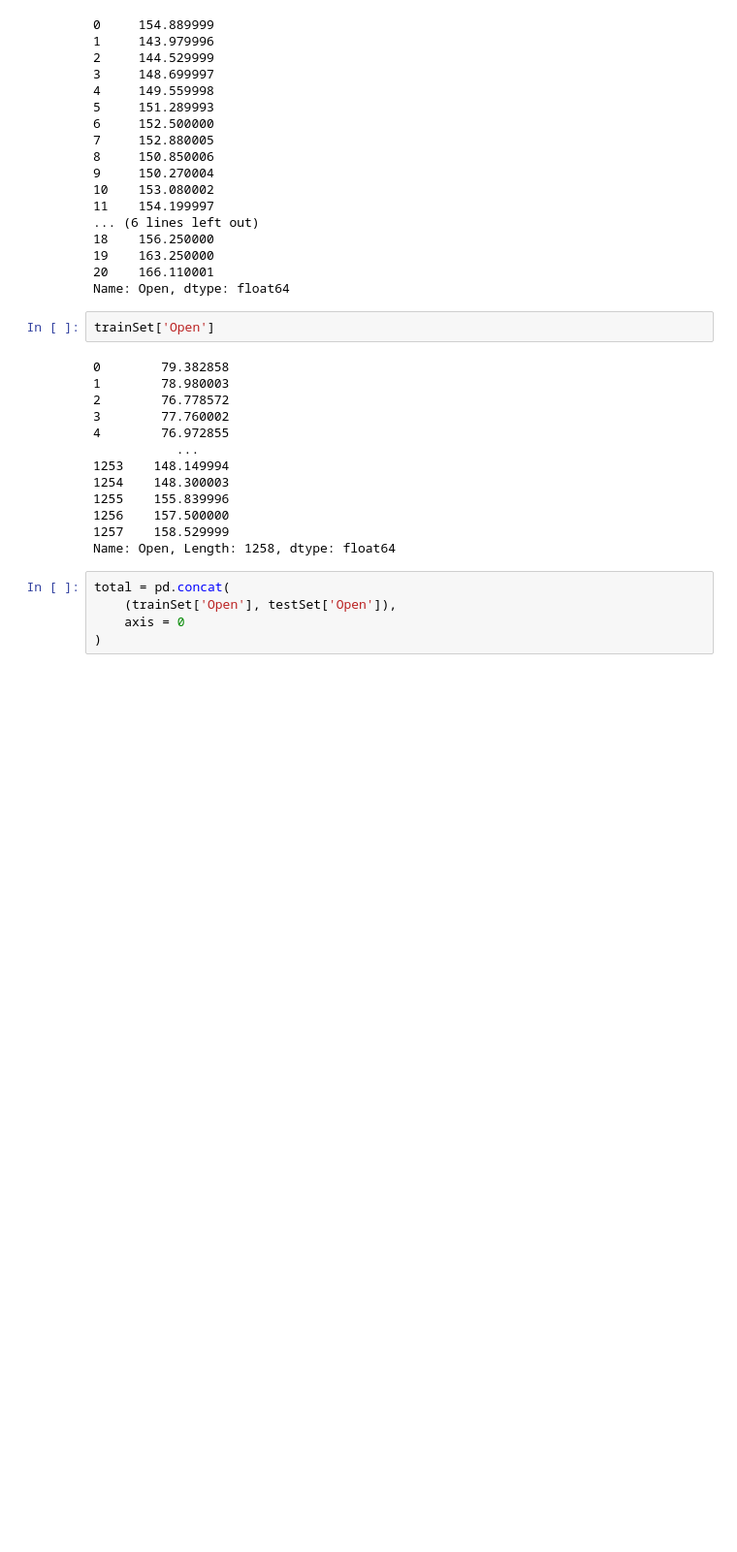
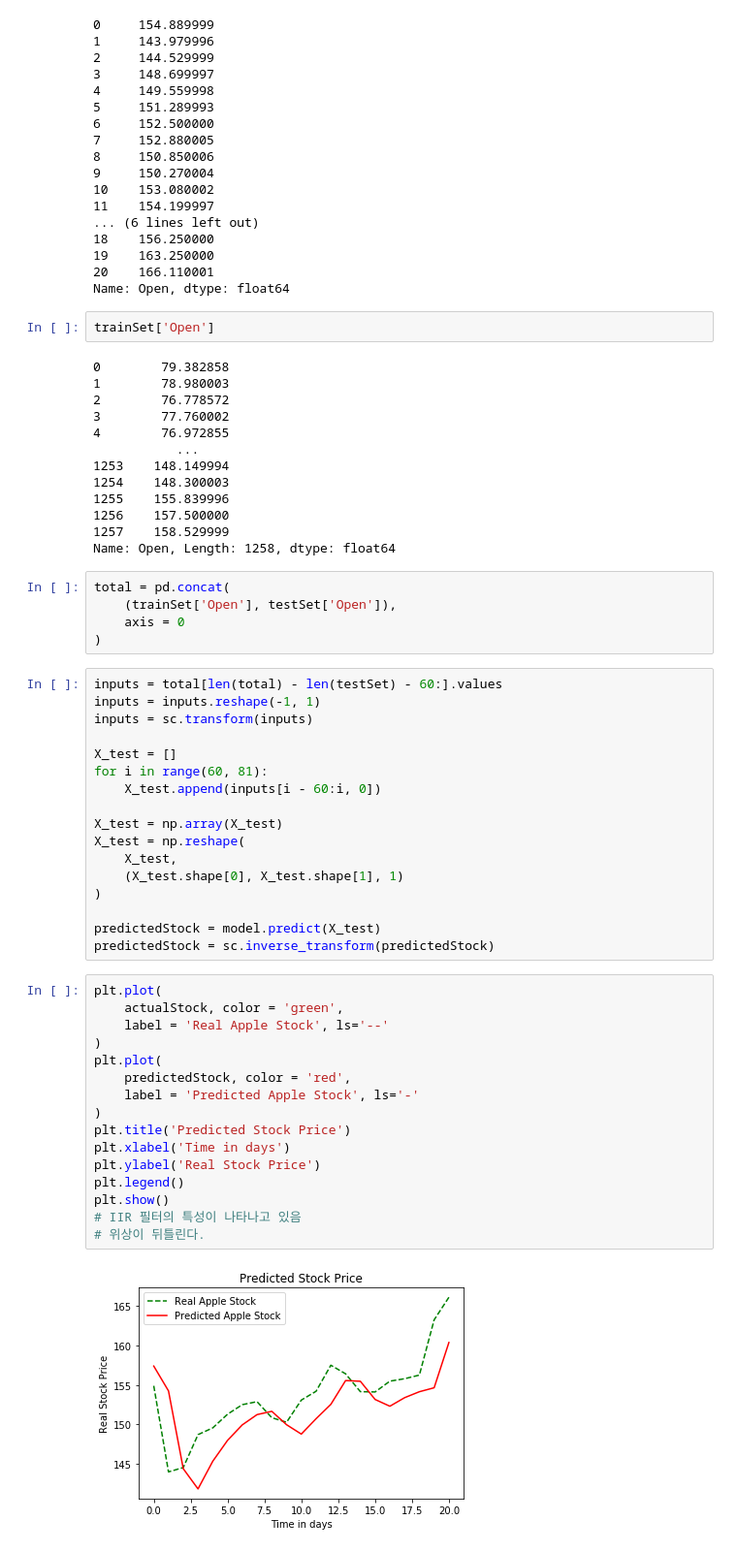
Before and after one commit to silenc3502/PythonWorkshop, a Jupyter notebook: seventeenth.ipynb, the cells around one changed output. Shown at 97% size. Cells and saved outputs as stored; diff of their text form; blank space fills up the shorter version.

```diff
--- a/seventeenth.ipynb
+++ b/seventeenth.ipynb
@@ -210,3 +210,38 @@ total = pd.concat(
     (trainSet['Open'], testSet['Open']),
     axis = 0
 )
+# %%
+inputs = total[len(total) - len(testSet) - 60:].values
+inputs = inputs.reshape(-1, 1)
+inputs = sc.transform(inputs)
+
+X_test = []
+for i in range(60, 81):
+    X_test.append(inputs[i - 60:i, 0])
+
+X_test = np.array(X_test)
+X_test = np.reshape(
+    X_test,
+    (X_test.shape[0], X_test.shape[1], 1)
+)
+
+predictedStock = model.predict(X_test)
+predictedStock = sc.inverse_transform(predictedStock)
+# %%
+plt.plot(
+    actualStock, color = 'green',
+    label = 'Real Apple Stock', ls='--'
+)
+plt.plot(
+    predictedStock, color = 'red',
+    label = 'Predicted Apple Stock', ls='-'
+)
+plt.title('Predicted Stock Price')
+plt.xlabel('Time in days')
+plt.ylabel('Real Stock Price')
+plt.legend()
+plt.show()
+# IIR 필터의 특성이 나타나고 있음
+# 위상이 뒤틀린다.
+# %% [output]
+[figure, added]
```
